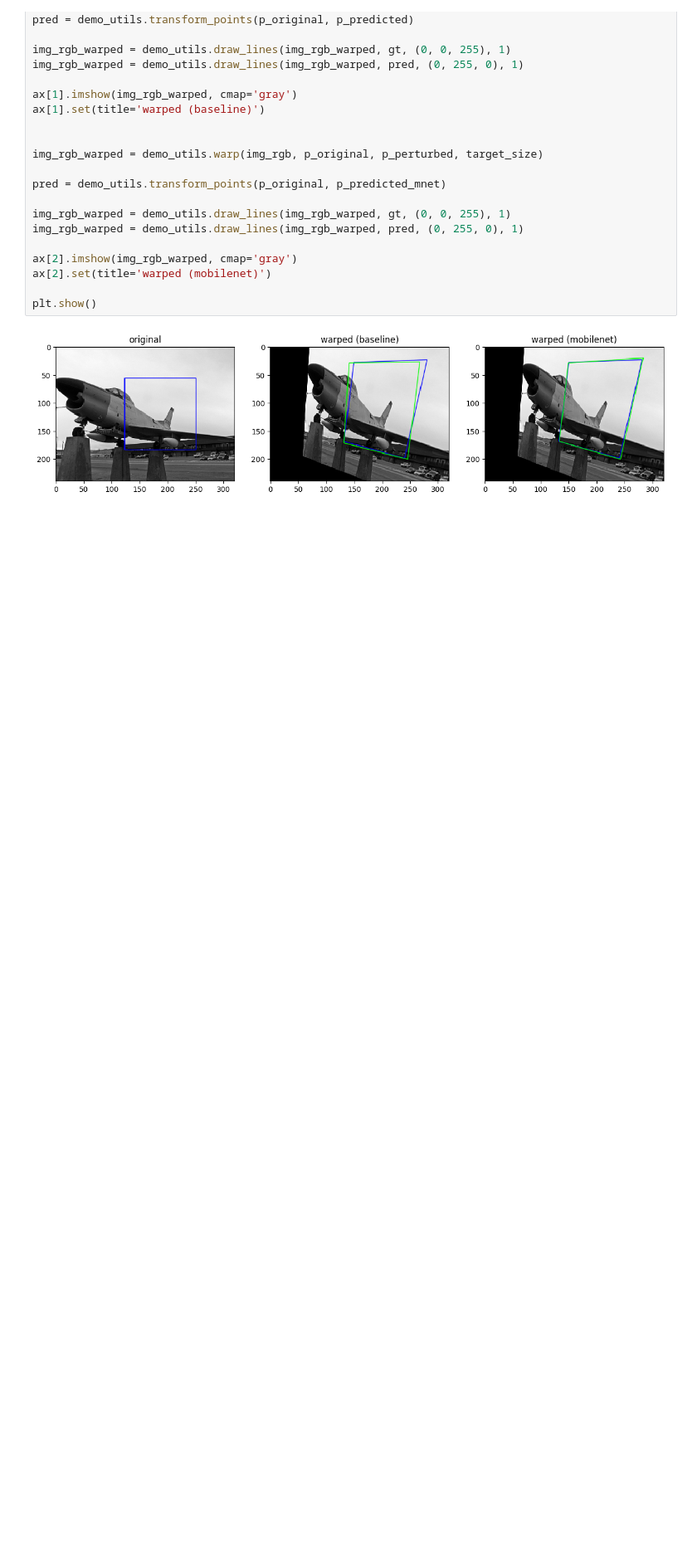
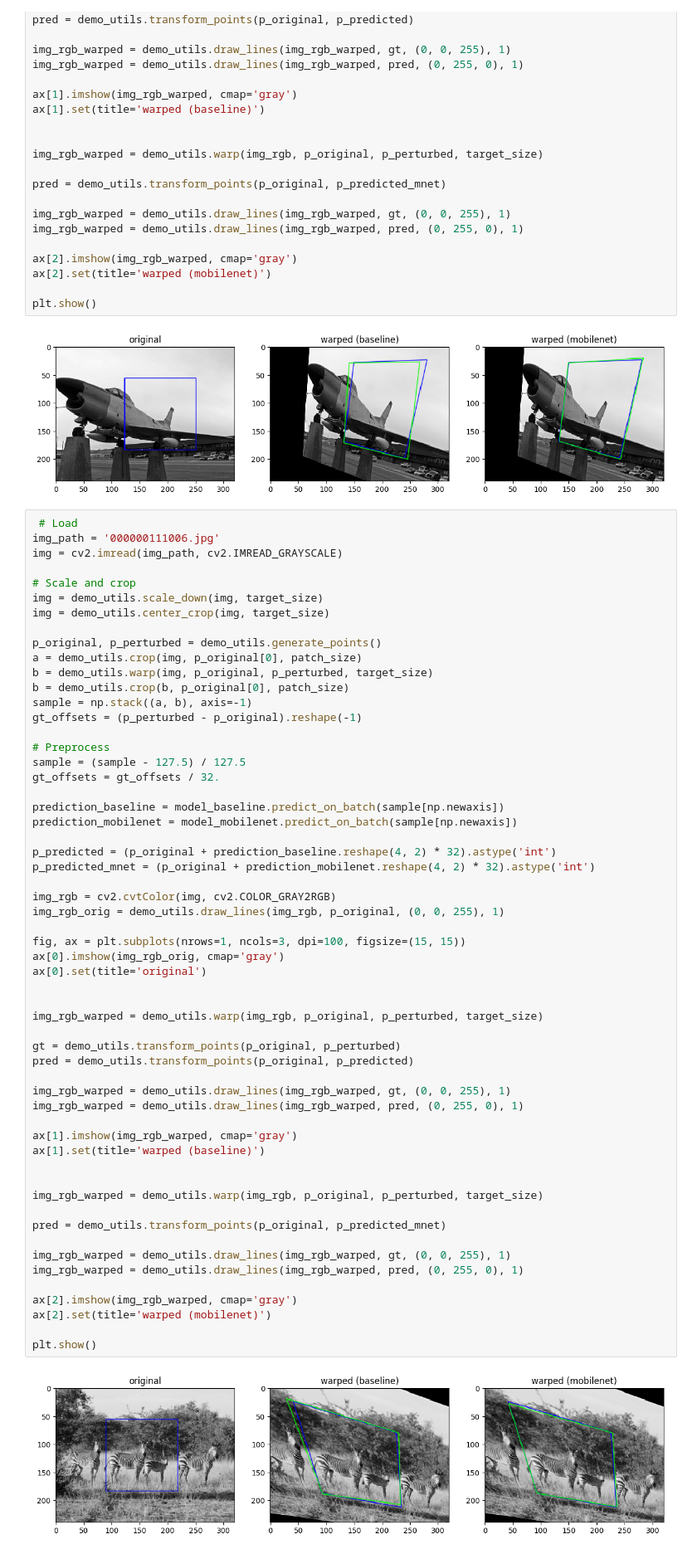
Before and after one commit to baudm/HomographyNet, a Jupyter notebook: demo/demo.ipynb, the cells around one changed output. Shown at 83% size. Cells and saved outputs as stored; diff of their text form; blank space fills up the shorter version.

Commit message:
Add sample run for the other test image

```diff
--- a/demo/demo.ipynb
+++ b/demo/demo.ipynb
@@ -288,3 +288,62 @@ ax[2].set(title='warped (mobilenet)')
 plt.show()
 # %% [output]
 [figure]
+# %%
+ # Load
+img_path = '000000111006.jpg'
+img = cv2.imread(img_path, cv2.IMREAD_GRAYSCALE)
+
+# Scale and crop
+img = demo_utils.scale_down(img, target_size)
+img = demo_utils.center_crop(img, target_size)
+
+p_original, p_perturbed = demo_utils.generate_points()
+a = demo_utils.crop(img, p_original[0], patch_size)
+b = demo_utils.warp(img, p_original, p_perturbed, target_size)
+b = demo_utils.crop(b, p_original[0], patch_size)
+sample = np.stack((a, b), axis=-1)
+gt_offsets = (p_perturbed - p_original).reshape(-1)
+
+# Preprocess
+sample = (sample - 127.5) / 127.5
+gt_offsets = gt_offsets / 32.
+
+prediction_baseline = model_baseline.predict_on_batch(sample[np.newaxis])
+prediction_mobilenet = model_mobilenet.predict_on_batch(sample[np.newaxis])
+
+p_predicted = (p_original + prediction_baseline.reshape(4, 2) * 32).astype('int')
+p_predicted_mnet = (p_original + prediction_mobilenet.reshape(4, 2) * 32).astype('int')
+
+img_rgb = cv2.cvtColor(img, cv2.COLOR_GRAY2RGB)
+img_rgb_orig = demo_utils.draw_lines(img_rgb, p_original, (0, 0, 255), 1)
+
+fig, ax = plt.subplots(nrows=1, ncols=3, dpi=100, figsize=(15, 15))
+ax[0].imshow(img_rgb_orig, cmap='gray')
+ax[0].set(title='original')
+
+
+img_rgb_warped = demo_utils.warp(img_rgb, p_original, p_perturbed, target_size)
+
+gt = demo_utils.transform_points(p_original, p_perturbed)
+pred = demo_utils.transform_points(p_original, p_predicted)
+
+img_rgb_warped = demo_utils.draw_lines(img_rgb_warped, gt, (0, 0, 255), 1)
+img_rgb_warped = demo_utils.draw_lines(img_rgb_warped, pred, (0, 255, 0), 1)
+
+ax[1].imshow(img_rgb_warped, cmap='gray')
+ax[1].set(title='warped (baseline)')
+
+
+img_rgb_warped = demo_utils.warp(img_rgb, p_original, p_perturbed, target_size)
+
+pred = demo_utils.transform_points(p_original, p_predicted_mnet)
+
+img_rgb_warped = demo_utils.draw_lines(img_rgb_warped, gt, (0, 0, 255), 1)
+img_rgb_warped = demo_utils.draw_lines(img_rgb_warped, pred, (0, 255, 0), 1)
+
+ax[2].imshow(img_rgb_warped, cmap='gray')
+ax[2].set(title='warped (mobilenet)')
+
+plt.show()
+# %% [output]
+[figure, added]
```
